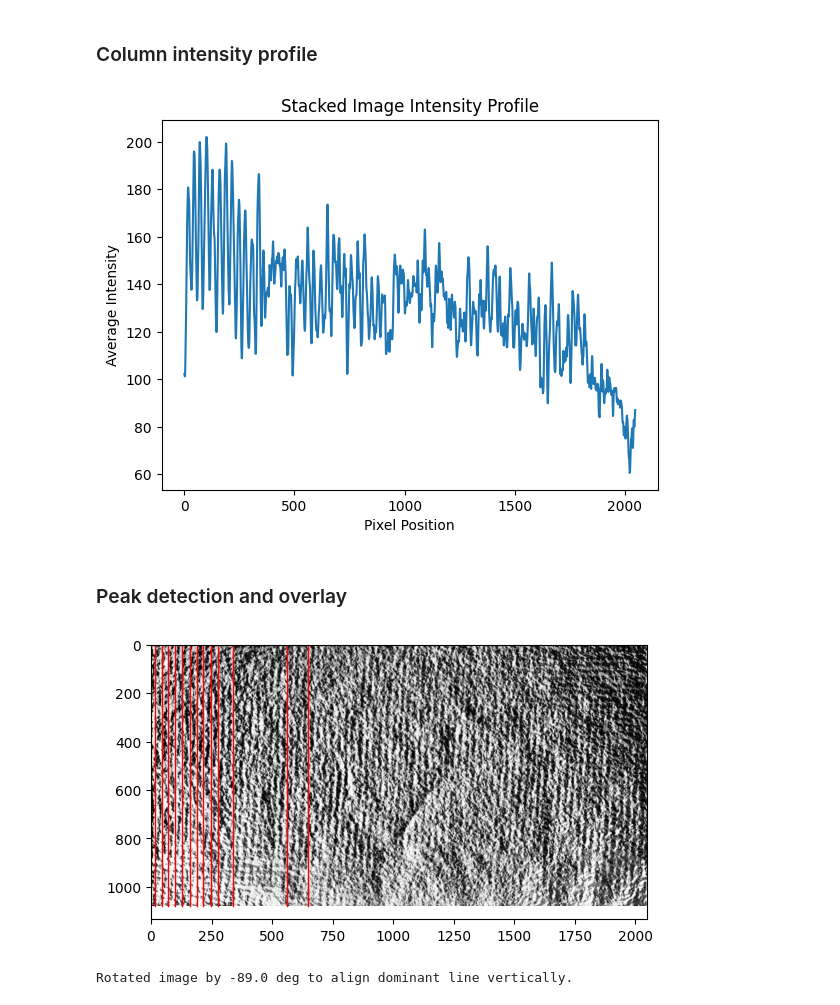
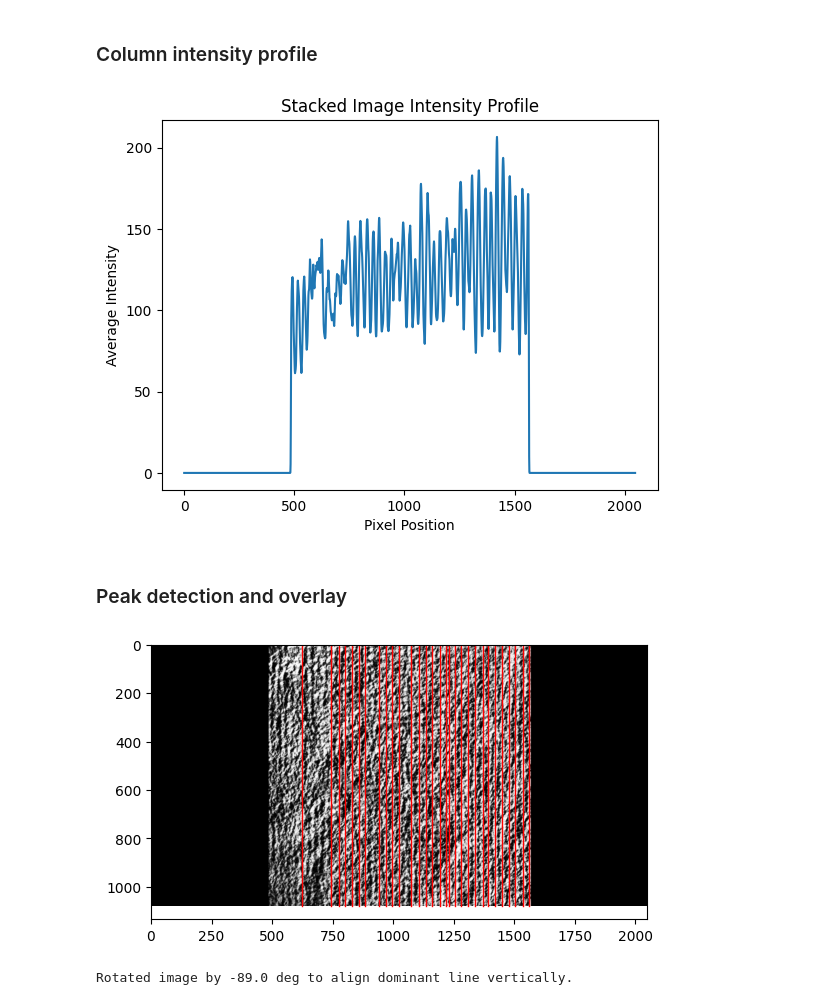
Before and after one commit to KaedeZzz/DRP-Processing, a Jupyter notebook: main.ipynb, the cells around one changed output. Saved outputs shown, nothing was run; the diff lists cells and outputs as text; code cells hidden in the pictures.

Commit message:
Adjusted line detection

```diff
--- a/main.ipynb
+++ b/main.ipynb
@@ -33,7 +46,10 @@ img_mask = drp_mask_angle(mag_map, deg_map, orientation=90, threshold=45)
 # %% [markdown]
 ### Normalize orientation to 0-255 and show
 # %%
-img = (0.5 * (-np.sin(np.radians(deg_map)) + 1) * 255).astype(np.uint8)
+from src.line_detection import rotate_image_to_orientation
+target = 150
+img = (0.5 * (np.cos(np.radians(deg_map - target)) + 1) * 255).astype(np.uint8)
+img = rotate_image_to_orientation(img, 0.5 * np.pi, target_angle_deg=0.0)
 plt.imshow(img, cmap="gray")
 plt.show()
 # %% [output]
@@ -57,19 +73,19 @@ plt.xlabel("Pixel Position")
 plt.ylabel("Average Intensity")
 plt.show()
 # %% [output]
-[figure, old version]
+[figure, new version]
 # %% [markdown]
 ### Peak detection and overlay
 # %%
 peaks, _ = scipy.signal.find_peaks(img_stacked)
 peaks_by_height = peaks[np.argsort(img_stacked[peaks])[::-1]]
-keep = 13
+keep = 30
 plt.imshow(img_blur, cmap="gray")
 for peak in peaks_by_height[:keep]:
     plt.plot([peak, peak], [0, img_blur.shape[0]], color="red", linewidth=1)
 plt.show()
 # %% [output]
-[figure, old version]
+[figure, new version]
 # %%
 # Hough-based orientation alignment before column projection
 import cv2
```
Also changed, not shown: parts of 5 cells of this notebook, 1 other file.
